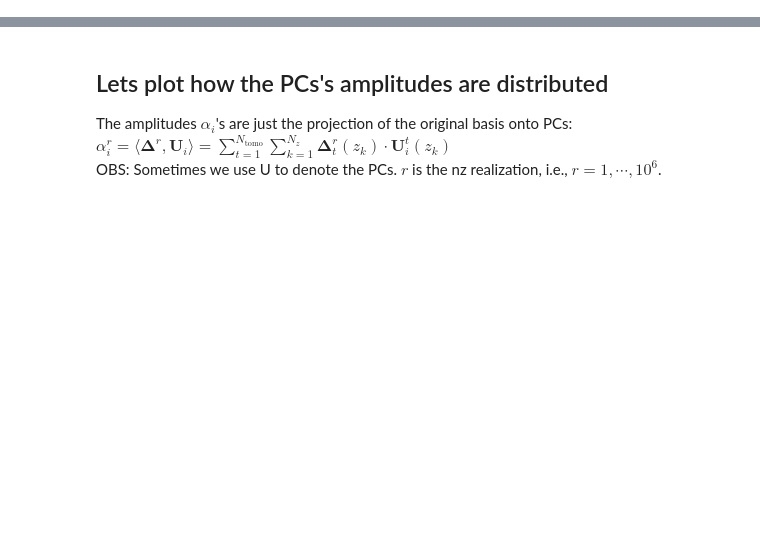
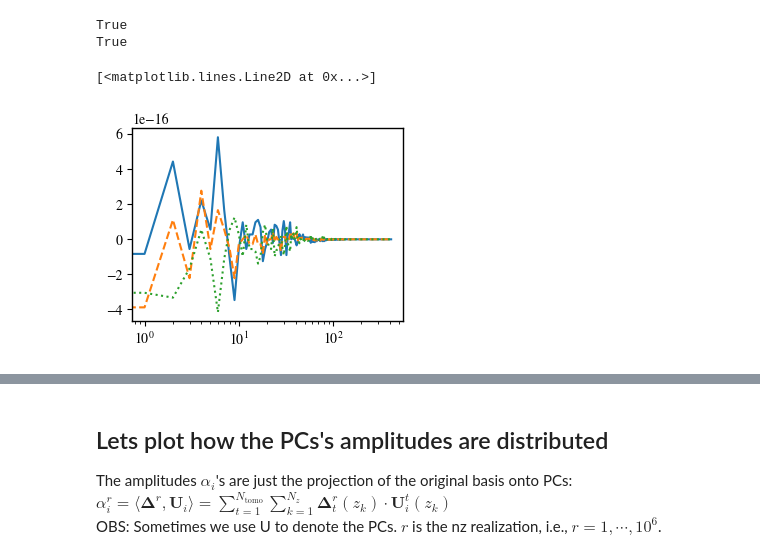
Before and after one commit to Roman-HLIS-Cosmology-PIT/cocoa_photoz, a Jupyter notebook: codes/example.ipynb, the cells around one changed output, grey strips where cells are left out. Saved outputs shown, nothing was run; the diff lists cells and outputs as text; code cells hidden in the pictures; blank space fills up the shorter version.

```diff
--- a/codes/example.ipynb
+++ b/codes/example.ipynb
@@ -272,0 +310,28 @@ plt.legend(loc='best',fontsize=14);
+# %%
+Cn,ndiff = roman_obj.cov_of_ndiff()
+D = np.identity(Cn.shape[0])
+
+if not roman_obj.isPD(D):
+    print('fixing cov')
+    D=roman_obj.nearestPD(D)
+
+X, U, ss, resid, Dvec, Dval, Cnvec, Cnval, Um, Vm, M = roman_obj.getModes(D,Cn,chisq_threshold=0);
+# %%
+M = Um @ np.diag(np.sqrt(ss)) @ Vm.T
+M2 = np.diag(np.sqrt(Cnval)) @ Cnvec.T @ Dvec @ np.diag(np.sqrt(Dval))
+G = Um @ np.diag(ss) @ Um.T
+print(np.allclose(G, M@M.T, atol=1e-10))
+print(np.allclose(M, M2, atol=1e-10))
+# %% [output]
+True
+True
+# %%
+G_order = np.diag(G)[np.argsort(np.diag(G))[::-1]]
+Cnval_order = Cnval[np.argsort(Cnval)[::-1]]
+
+plt.semilogx(range(len(G_new)), G_order-Cnval_order,ls='-')
+plt.semilogx(range(len(G_new)), G_order-ss,ls='--')
+plt.semilogx(range(len(G_new)), Cnval_order-ss,ls=':')
+# %% [output]
+[<matplotlib.lines.Line2D at 0x...>]
+[figure, added]
```
Also changed, not shown: parts of 23 cells of this notebook.
